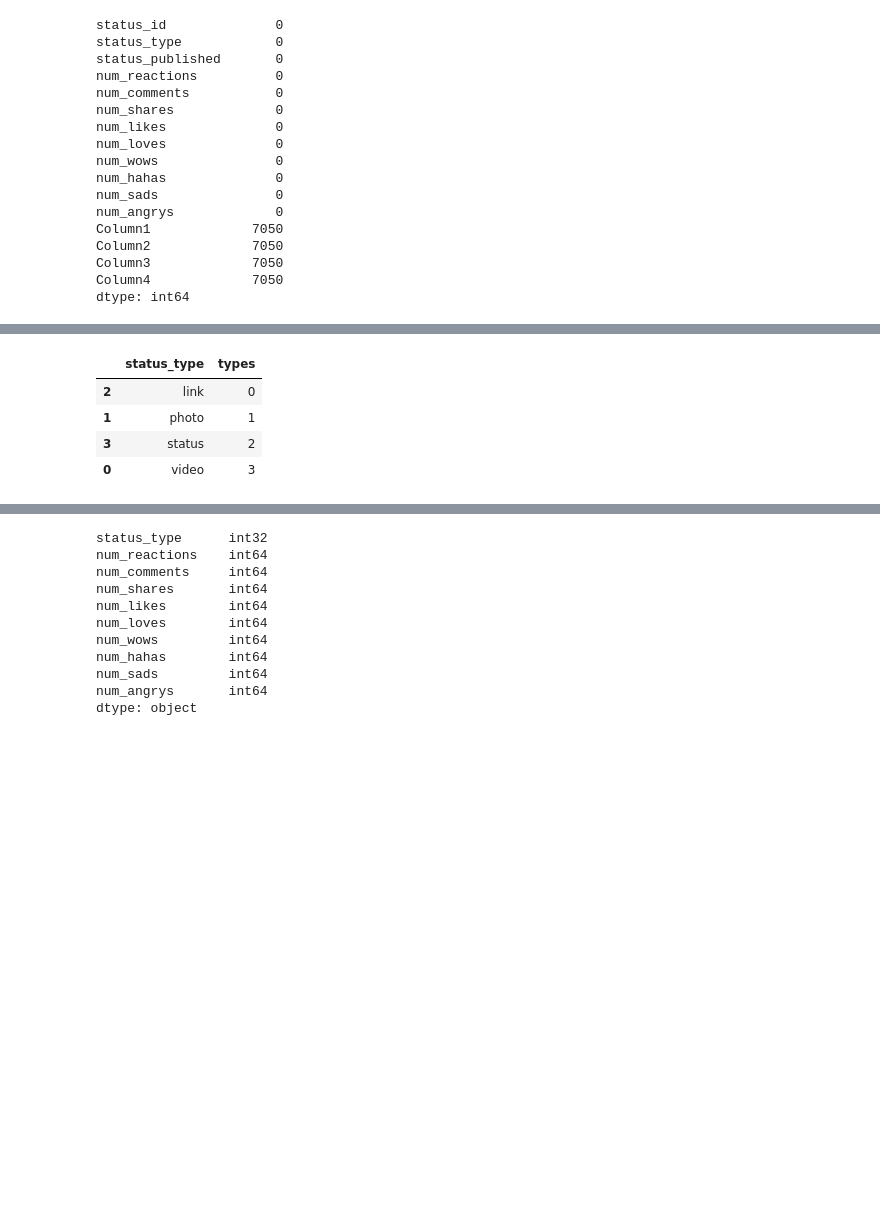
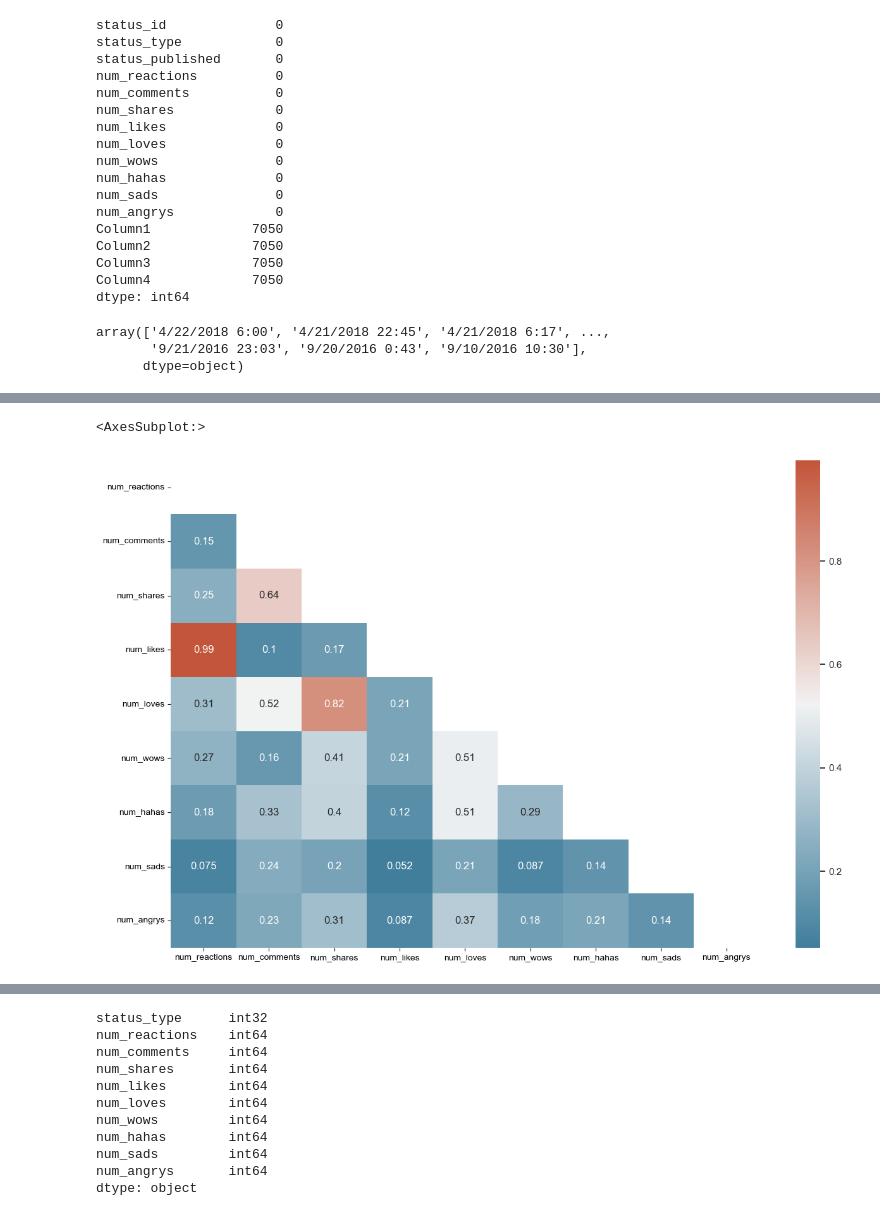
Before and after one commit to Likimeya/Algoritmos_de_aprendizaje_no_suvervisados_agrupacion, a Jupyter notebook: Tasca M8 T01.ipynb, the cells around one changed output, grey strips where cells are left out. Drawn from its saved outputs; the diff is of its cells as text; code cells hidden in the pictures; blank space fills up the shorter version.

```diff
--- a/Tasca M8 T01.ipynb
+++ b/Tasca M8 T01.ipynb
@@ -103,4 +104,10 @@ Column2             7050
 Column3             7050
 Column4             7050
 dtype: int64
+# %%
+df['status_published'].unique()
+# %% [output]
+array(['4/22/2018 6:00', '4/21/2018 22:45', '4/21/2018 6:17', ...,
+       '9/21/2016 23:03', '9/20/2016 0:43', '9/10/2016 10:30'],
+      dtype=object)
 # %%
@@ -127,8 +128,8 @@ status_types['types'] = labelencoder.fit_transform(status_types['status_type'])
-# %%
-status_types.sort_values(by="types", ascending=True)
-# %% [output]
-|  | status_type | types |
-| 2 | link | 0 |
-| 1 | photo | 1 |
-| 3 | status | 2 |
-| 0 | video | 3 |
+# %%
+# matriu de correlació
+fig, ax = plt.subplots(figsize=(15, 10))
+sns.set_theme(style="white")
+matrix = np.triu(df.corr())
+cmap = sns.diverging_palette(230, 20, as_cmap=True)
+sns.heatmap(df.corr(), annot=True, mask=matrix, cmap=cmap)
+# %% [output]
@@ -135,3 +137,5 @@ status_types.sort_values(by="types", ascending=True)
+<AxesSubplot:>
+[figure, added]
 # %%
 X = df
 
```
Also changed, not shown: parts of 32 cells of this notebook.
